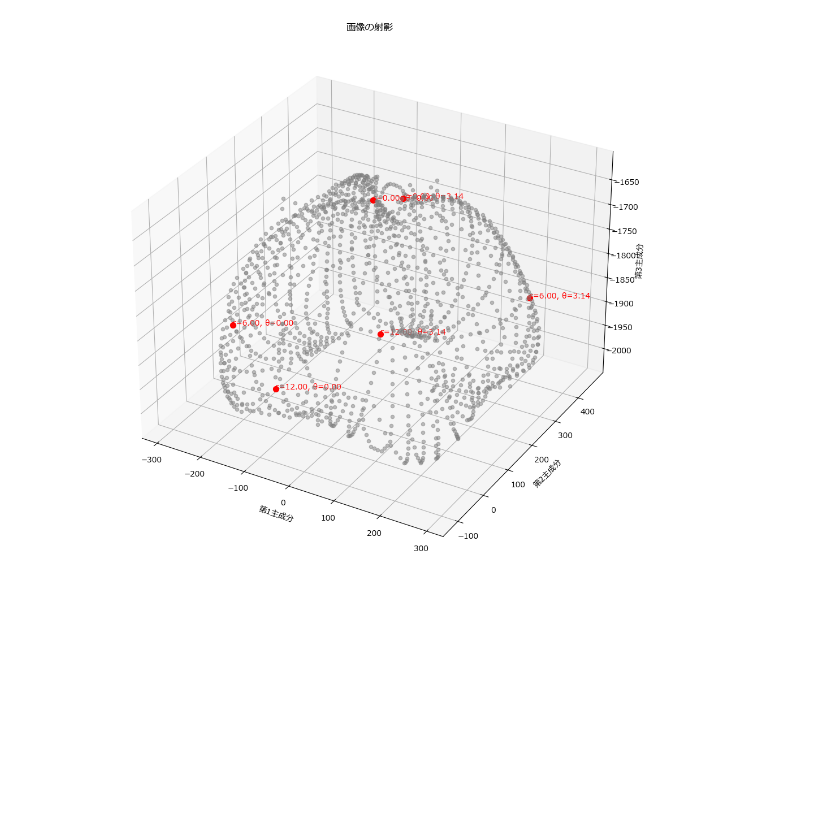
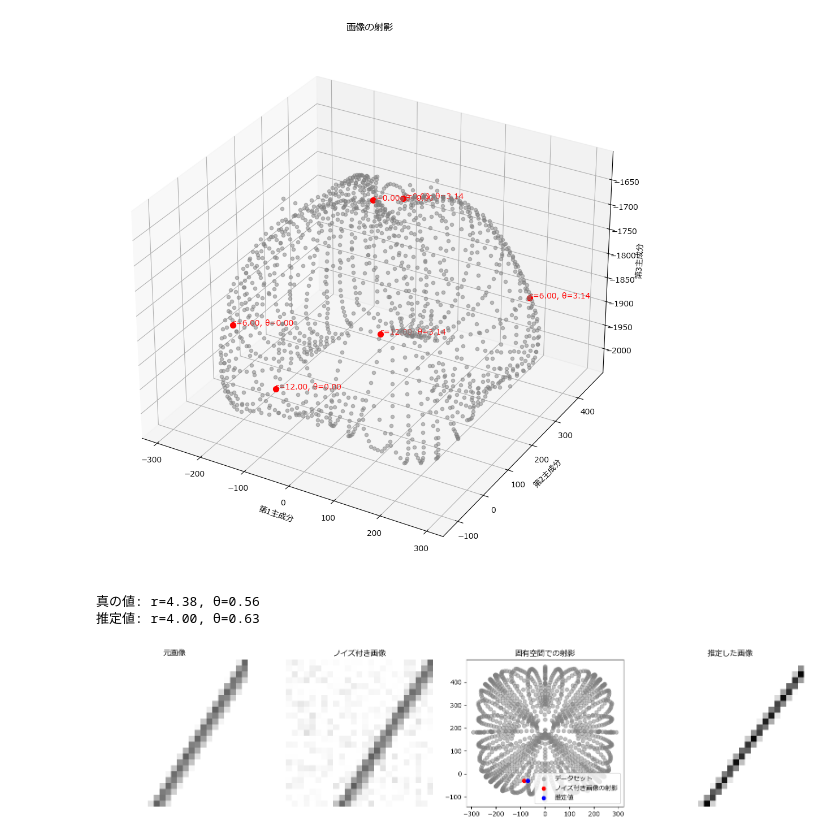
Before and after one commit to h-seno-tokai/B3presentation, a Jupyter notebook: num1.ipynb, the cells around one changed output. Cells and saved outputs as stored; diff of their text form; code cells hidden in the pictures; blank space fills up the shorter version.

```diff
--- a/num1.ipynb
+++ b/num1.ipynb
@@ -185,3 +185,77 @@ plt.tight_layout()
 plt.show()
 # %% [output]
 [figure]
+# %%
+import random
+from scipy.spatial.distance import cdist
+
+
+def add_noise(image, noise_level=10):
+    """画像にランダムなノイズを追加する関数"""
+    noisy_image = image + np.random.normal(0, noise_level, image.shape)
+    return np.clip(noisy_image, 0, 255).astype(np.uint8)
+
+# ランダムにrとθを生成
+
+
+def random_r_theta():
+    r = random.uniform(0, 12)
+    theta = random.uniform(0, 2 * np.pi)
+    return r, theta
+
+# 生成した画像を固有空間に射影し最近点を探索
+
+
+def find_nearest_point(noisy_projection, projected_dataset):
+    """射影されたノイズ付き画像から最近の点を探索"""
+    distances = cdist([noisy_projection], projected_dataset)
+    nearest_index = np.argmin(distances)
+    return nearest_index
+
+
+# 真値推定を実施
+r_true, theta_true = random_r_theta()
+original_image = generate_image(r_true, theta_true)
+noisy_image = add_noise(original_image)
+
+# 画像をベクトル化し固有空間に射影
+noisy_image_vector = noisy_image.flatten()
+noisy_projection = project_image(noisy_image_vector, basis_vectors)
+
+# 最近点を探索
+nearest_index = find_nearest_point(noisy_projection, proj_vectors)
+nearest_r, nearest_theta = all_r_theta_combinations[nearest_index]
+
+# 結果を表示
+print(f"真の値: r={r_true:.2f}, θ={theta_true:.2f}")
+print(f"推定値: r={nearest_r:.2f}, θ={nearest_theta:.2f}")
+
+# 推定した画像を生成
+estimated_image = generate_image(nearest_r, nearest_theta)
+
+# 可視化
+fig, axes = plt.subplots(1, 4, figsize=(16, 4))
+axes[0].imshow(original_image, cmap='gray', vmin=0, vmax=255)
+axes[0].set_title("元画像")
+axes[0].axis('off')
+
+axes[1].imshow(noisy_image, cmap='gray', vmin=0, vmax=255)
+axes[1].set_title("ノイズ付き画像")
+axes[1].axis('off')
+
+axes[2].scatter(proj_vectors[:, 0], proj_vectors[:, 1], c='gray', alpha=0.5, label='データセット')
+axes[2].scatter(noisy_projection[0], noisy_projection[1], c='red', label='ノイズ付き画像の射影')
+axes[2].scatter(proj_vectors[nearest_index, 0], proj_vectors[nearest_index, 1], c='blue', label='推定値')
+axes[2].legend()
+axes[2].set_title("固有空間での射影")
+
+axes[3].imshow(estimated_image, cmap='gray', vmin=0, vmax=255)
+axes[3].set_title("推定した画像")
+axes[3].axis('off')
+
+plt.tight_layout()
+plt.show()
+# %% [output]
+真の値: r=4.38, θ=0.56
+推定値: r=4.00, θ=0.63
+[figure, added]
```
Also changed, not shown: parts of 2 cells of this notebook.
